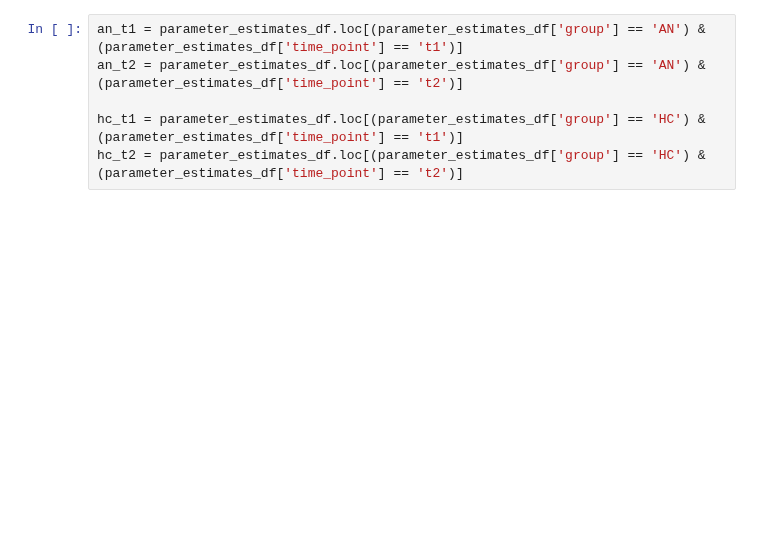
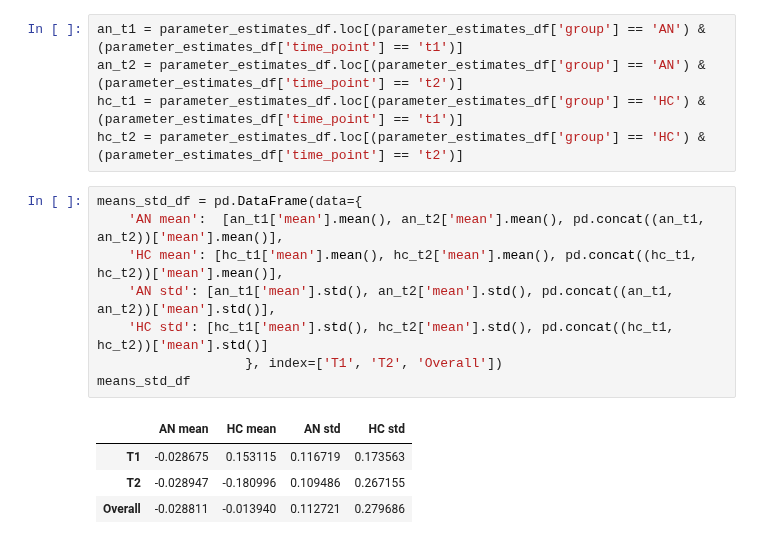
Before and after one commit to WMDA/socio-emotion-cognition, a Jupyter notebook: task_fmri/results/2ndlevel/cluster_analysis.ipynb, the cells around one changed output. Cells and saved outputs as stored; diff of their text form; blank space fills up the shorter version.

```diff
--- a/task_fmri/results/2ndlevel/cluster_analysis.ipynb
+++ b/task_fmri/results/2ndlevel/cluster_analysis.ipynb
@@ -23,6 +33,18 @@ parameter_estimates_df['mean'] = parameter_estimates_df.iloc[0:,4:].mean(axis=1)
 # %%
 an_t1 = parameter_estimates_df.loc[(parameter_estimates_df['group'] == 'AN') & (parameter_estimates_df['time_point'] == 't1')]
 an_t2 = parameter_estimates_df.loc[(parameter_estimates_df['group'] == 'AN') & (parameter_estimates_df['time_point'] == 't2')]
-
 hc_t1 = parameter_estimates_df.loc[(parameter_estimates_df['group'] == 'HC') & (parameter_estimates_df['time_point'] == 't1')]
 hc_t2 = parameter_estimates_df.loc[(parameter_estimates_df['group'] == 'HC') & (parameter_estimates_df['time_point'] == 't2')]
+# %%
+means_std_df = pd.DataFrame(data={
+    'AN mean':  [an_t1['mean'].mean(), an_t2['mean'].mean(), pd.concat((an_t1, an_t2))['mean'].mean()],
+    'HC mean': [hc_t1['mean'].mean(), hc_t2['mean'].mean(), pd.concat((hc_t1, hc_t2))['mean'].mean()],
+    'AN std': [an_t1['mean'].std(), an_t2['mean'].std(), pd.concat((an_t1, an_t2))['mean'].std()],
+    'HC std': [hc_t1['mean'].std(), hc_t2['mean'].std(), pd.concat((hc_t1, hc_t2))['mean'].std()]
+                   }, index=['T1', 'T2', 'Overall'])
+means_std_df
+# %% [output]
+|  | AN mean | HC mean | AN std | HC std |
+| T1 | -0.028675 | 0.153115 | 0.116719 | 0.173563 |
+| T2 | -0.028947 | -0.180996 | 0.109486 | 0.267155 |
+| Overall | -0.028811 | -0.013940 | 0.112721 | 0.279686 |
```
Also changed, not shown: parts of 19 cells of this notebook, 1 other file.
